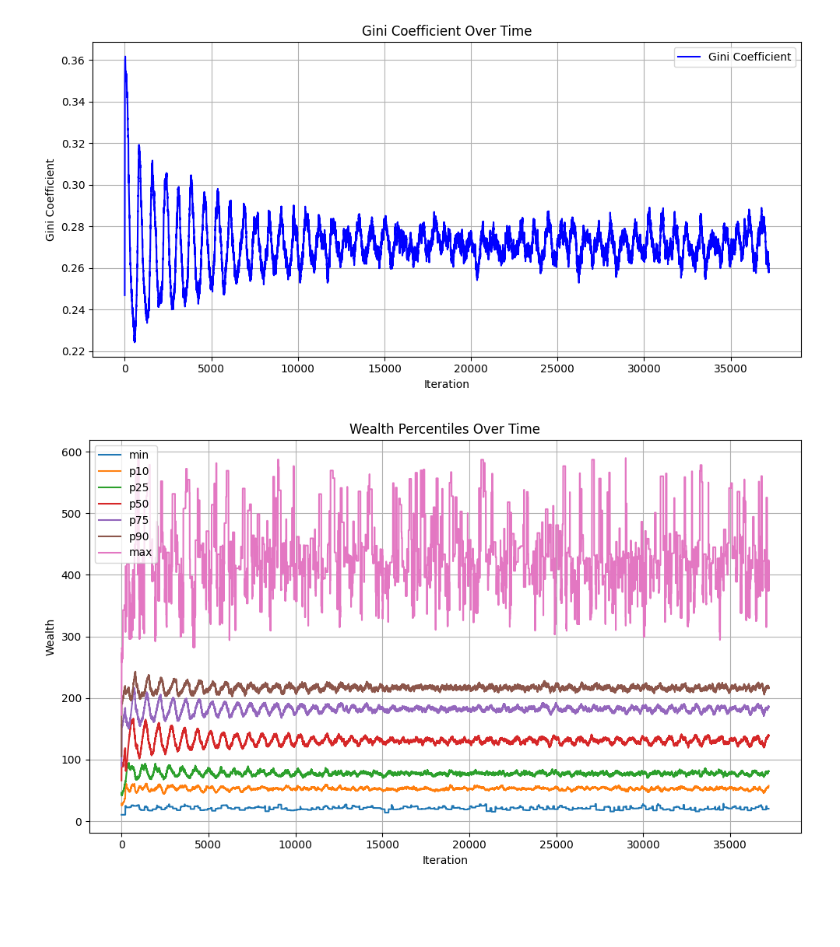
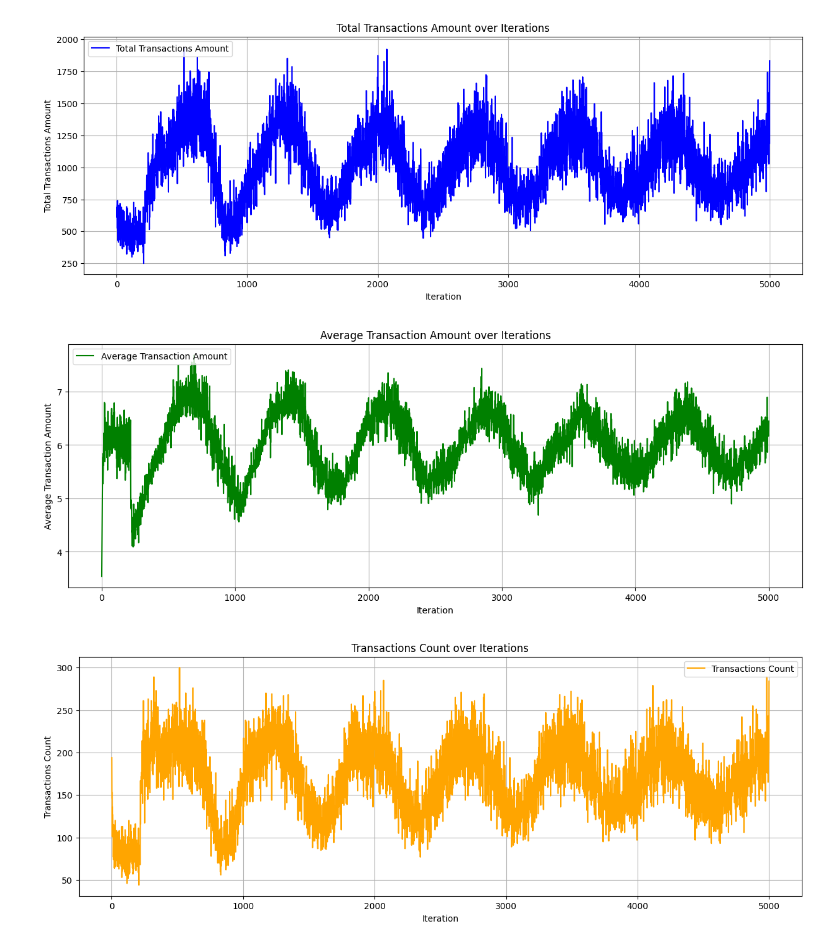
Before and after one commit to kacienk/wealth-distribution-simulation, a Jupyter notebook: visualisation/visualisation.ipynb, the cells around one changed output. Saved outputs shown, nothing was run; the diff lists cells and outputs as text; code cells hidden in the pictures; blank space fills up the shorter version.

```diff
--- a/visualisation/visualisation.ipynb
+++ b/visualisation/visualisation.ipynb
@@ -1,33 +21,3 @@
 # %%
-import pandas as pd
-import matplotlib.pyplot as plt
-
 # Load data
-df = pd.read_csv("metrics.csv")
-
-# Plot Gini coefficient over time
-plt.figure(figsize=(10, 5))
-plt.plot(df["iteration"], df["gini"], label="Gini Coefficient", color="blue")
-plt.xlabel("Iteration")
-plt.ylabel("Gini Coefficient")
-plt.title("Gini Coefficient Over Time")
-plt.grid(True)
-plt.legend()
-plt.tight_layout()
-plt.show()
-
-# Plot wealth percentiles over time
-plt.figure(figsize=(10, 6))
-for col in ["min", "p10", "p25", "p50", "p75", "p90", "max"]:
-    plt.plot(df["iteration"], df[col], label=col)
-
-plt.xlabel("Iteration")
-plt.ylabel("Wealth")
-plt.title("Wealth Percentiles Over Time")
-plt.grid(True)
-plt.legend()
-plt.tight_layout()
-plt.show()
+df = pd.read_csv(f"{RUN_NAME}.csv")
-# %% [output]
-[figure, removed]
-[figure, removed]
@@ -33,0 +27,41 @@ plt.show()
+# %%
+# Plot total transactions amount over iterations
+plt.figure(figsize=(15, 5))
+plt.plot(df['iteration'], df['total_transactions_amount'], label='Total Transactions Amount', color='blue')
+plt.xlabel('Iteration')
+plt.ylabel('Total Transactions Amount')
+plt.title('Total Transactions Amount over Iterations')
+plt.legend(loc='upper left')
+plt.grid()
+if SAVE_FIG:
+    plt.savefig(os.path.join(RUN_NAME, f"{RUN_NAME}_total_transactions_amount.png"))
+plt.show()
+
+# Plot average transaction amount over iterations
+plt.figure(figsize=(15, 5))
+plt.plot(df['iteration'], df['average_transaction_amount'], label='Average Transaction Amount', color='green')
+plt.xlabel('Iteration')
+plt.ylabel('Average Transaction Amount')
+plt.title('Average Transaction Amount over Iterations')
+plt.legend(loc='upper left')
+plt.grid()
+if SAVE_FIG:
+    plt.savefig(os.path.join(RUN_NAME, f"{RUN_NAME}_average_transaction_amount.png"))
+plt.show()
+# %% [output]
+[figure, added]
+[figure, added]
+# %%
+# Plot total transactions count over iterations
+plt.figure(figsize=(15, 5))
+plt.plot(df['iteration'], df['transactions_count'], label='Transactions Count', color='orange')
+plt.xlabel('Iteration')
+plt.ylabel('Transactions Count')
+plt.title('Transactions Count over Iterations')
+plt.legend()
+plt.grid()
+if SAVE_FIG:
+    plt.savefig(os.path.join(RUN_NAME, f"{RUN_NAME}_total_transactions_count.png"))
+plt.show()
+# %% [output]
+[figure, added]
```
Also changed, not shown: parts of 11 cells of this notebook, 20 other files.
